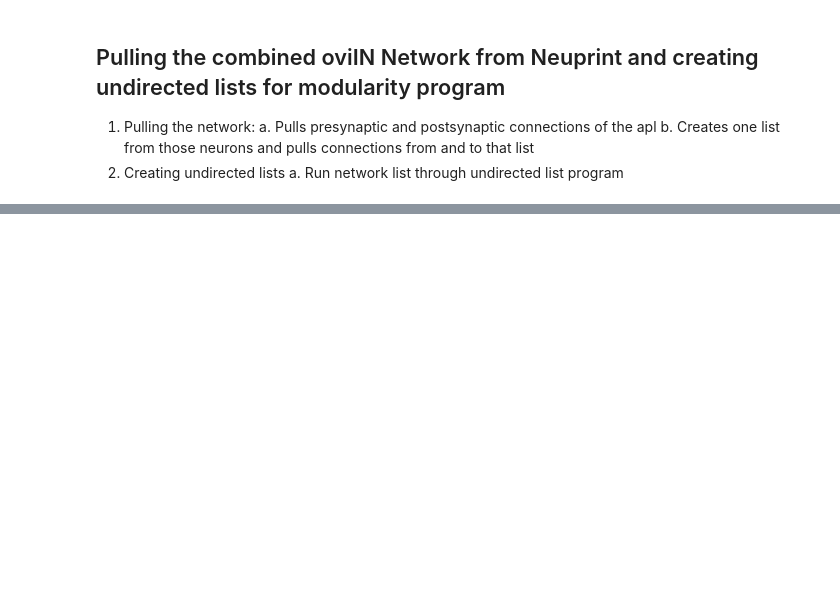
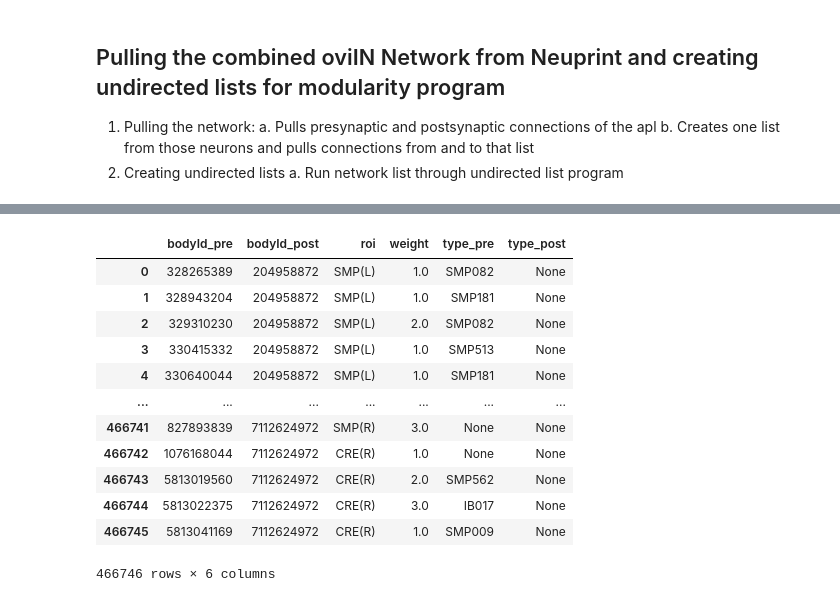
Before and after one commit to RhessaWL/flybrain-clustering, a Jupyter notebook: oviIN_combined_octthirtyfirst/creating_network.ipynb, the cells around one changed output, grey strips where cells are left out. Saved outputs shown, nothing was run; the diff lists cells and outputs as text; code cells hidden in the pictures; blank space fills up the shorter version.

```diff
--- a/oviIN_combined_octthirtyfirst/creating_network.ipynb
+++ b/oviIN_combined_octthirtyfirst/creating_network.ipynb
@@ -24,7 +24,7 @@ conn_df_in = conn_df_in.sort_values(by='weight', ascending= False)
 conn_df_o = conn_df_o.sort_values(by='weight', ascending= False)
 # %%
 # b. Seperating into a list and appending from upstream and downstream dataframes
-neuron_ids = conn_df_o.bodyId_pre.append(conn_df_in.bodyId_post)
+neuron_ids = conn_df_o.bodyId_pre._append(conn_df_in.bodyId_post).unique().tolist()
 # %%
 # 2a. Creating a singular dataframe to pull undirected list from
 conn_df, conn_df_ = fetch_adjacencies(neuron_ids, neuron_ids)
@@ -36,0 +123,3 @@ conn_out, conn_out_ = fetch_adjacencies(conn_df_in.bodyId_post, conn_df_in.bodyI
+# %%
+pre = conn_in[['bodyId_pre', 'type']]
+post = conn_in[['bodyId_post', 'type']]
@@ -36,0 +142,22 @@ conn_out, conn_out_ = fetch_adjacencies(conn_df_in.bodyId_post, conn_df_in.bodyI
+# %%
+#conn_in['bodyId_pre'] = conn_in.bodyId.astype(int)
+#conn_in.rename(columns = {'bodyId':'bodyId_post'}, inplace = True)
+in_pre = conn_in_.merge(pre, on = 'bodyId_pre', how = 'right', suffixes=('_pre', '_post'))
+in_ = in_pre.merge(post, on = 'bodyId_post', how = 'right',suffixes=('_pre', '_post') )
+in_.bodyId_post = in_.bodyId_post.astype('Int64')
+in_.bodyId_pre = in_.bodyId_pre.astype('Int64')
+in_
+# %% [output]
+|  | bodyId_pre | bodyId_post | roi | weight | type_pre | type_post |
+| 0 | 328265389 | 204958872 | SMP(L) | 1.0 | SMP082 | None |
+| 1 | 328943204 | 204958872 | SMP(L) | 1.0 | SMP181 | None |
+| 2 | 329310230 | 204958872 | SMP(L) | 2.0 | SMP082 | None |
+| 3 | 330415332 | 204958872 | SMP(L) | 1.0 | SMP513 | None |
+| 4 | 330640044 | 204958872 | SMP(L) | 1.0 | SMP181 | None |
+| ... | ... | ... | ... | ... | ... | ... |
+| 466741 | 827893839 | 7112624972 | SMP(R) | 3.0 | None | None |
+| 466742 | 1076168044 | 7112624972 | CRE(R) | 1.0 | None | None |
+| 466743 | 5813019560 | 7112624972 | CRE(R) | 2.0 | SMP562 | None |
+| 466744 | 5813022375 | 7112624972 | CRE(R) | 3.0 | IB017 | None |
+| 466745 | 5813041169 | 7112624972 | CRE(R) | 1.0 | SMP009 | None |
+466746 rows × 6 columns
```
Also changed, not shown: parts of 16 cells of this notebook, 5 other files.
